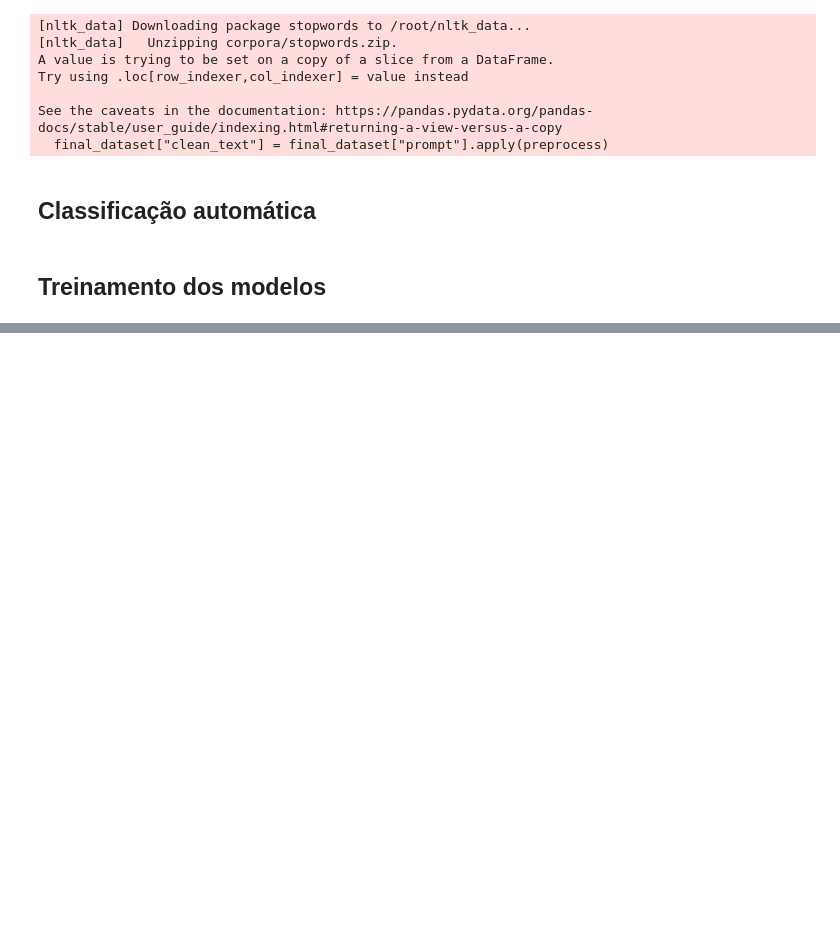
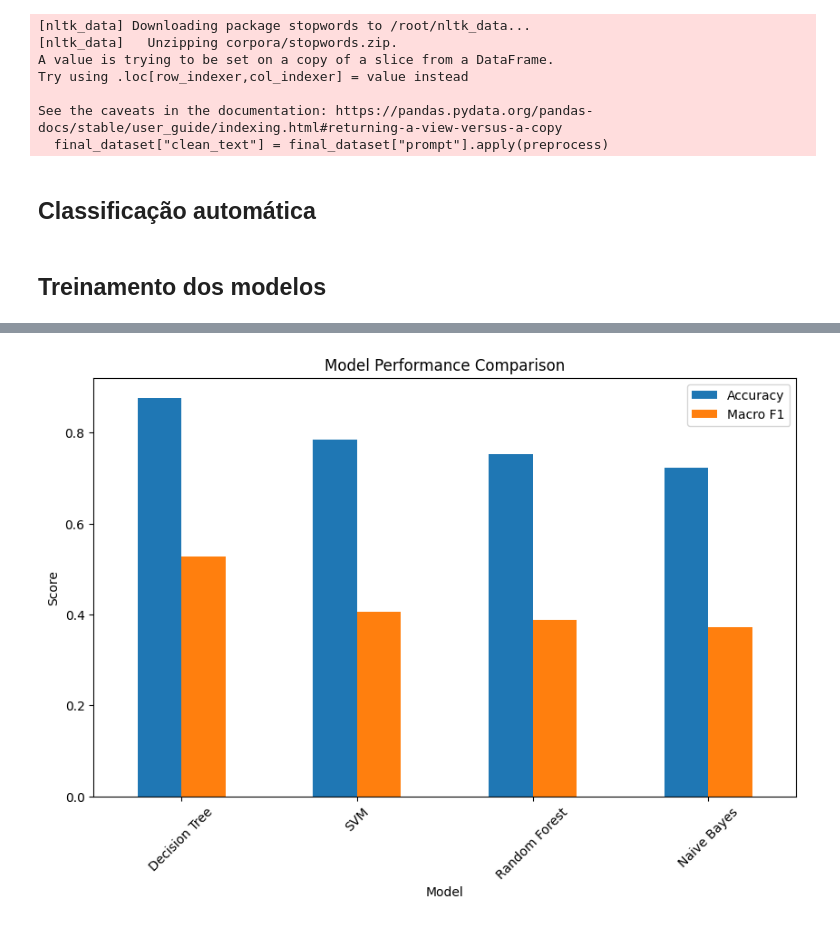
Before and after one commit to eduuardonogueira/chatting-with-ai-replication, a Jupyter notebook: replicação.ipynb, the cells around one changed output, grey strips where cells are left out. Drawn from its saved outputs; the diff is of its cells as text; code cells hidden in the pictures; blank space fills up the shorter version.

```diff
--- a/replicação.ipynb
+++ b/replicação.ipynb
@@ -397,0 +424,20 @@ plt.show()
+# %%
+from sklearn.metrics import accuracy_score, f1_score
+
+results = []
+
+for name, model in models.items():
+    preds = model.predict(X_test)
+
+    acc = accuracy_score(y_test, preds)
+    f1 = f1_score(y_test, preds, average="macro")
+
+    results.append({
+        "Model": name,
+        "Accuracy": acc,
+        "Macro F1": f1
+    })
+
+results_df = pd.DataFrame(results).sort_values(by="Macro F1", ascending=False)
+
+results_df
@@ -397,0 +450,9 @@ plt.show()
+# %%
+results_df.set_index("Model")[["Accuracy","Macro F1"]].plot(kind="bar", figsize=(10,6))
+
+plt.title("Model Performance Comparison")
+plt.ylabel("Score")
+plt.xticks(rotation=45)
+plt.show()
+# %% [output]
+[figure, added]
```
Also changed, not shown: parts of 9 cells of this notebook, 3 other files.
